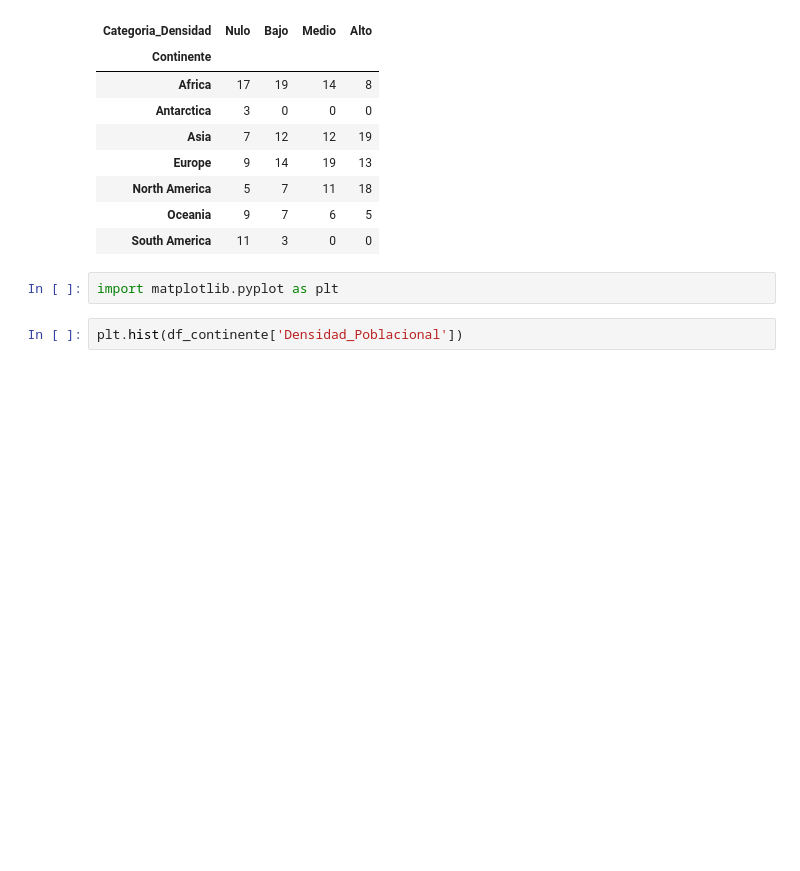
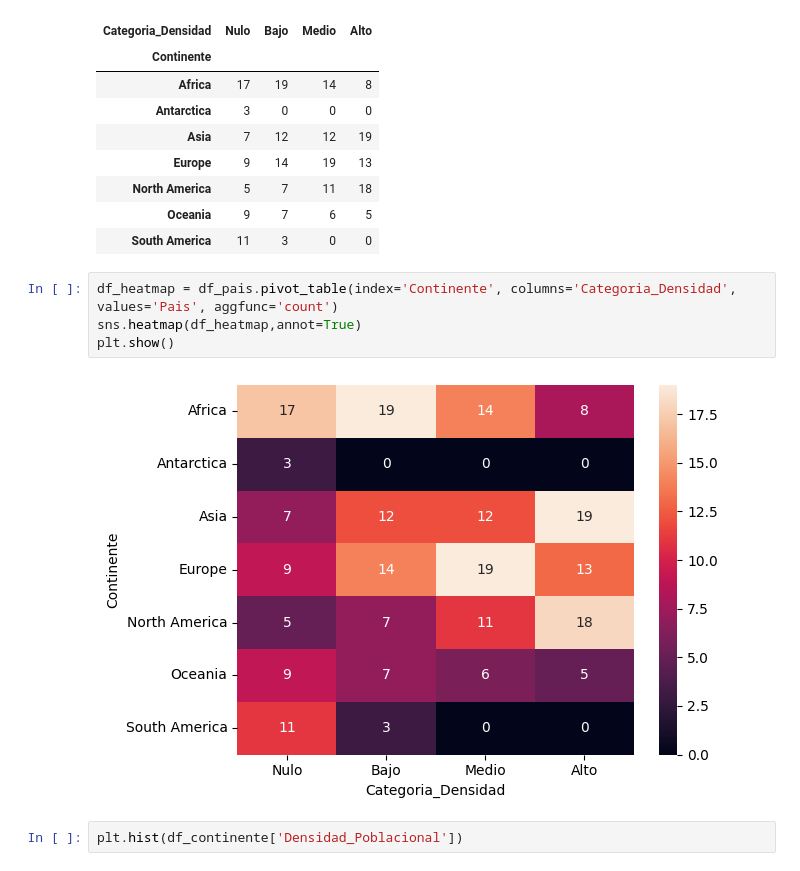
Before and after one commit to erickgnfi-dotcom/Analisis-Exploratorio-de-Datos-con-Pandas, a Jupyter notebook: ETL_restcountries_API.ipynb, the cells around one changed output. Cells and saved outputs as stored; diff of their text form; blank space fills up the shorter version.

Commit message:
Se agrega Heatmap y grafica de dispersion

```diff
--- a/ETL_restcountries_API.ipynb
+++ b/ETL_restcountries_API.ipynb
@@ -166,8 +168,12 @@ df_pais.pivot_table(index='Continente', columns='Categoria_Densidad', values='Pa
 | North America | 5 | 7 | 11 | 18 |
 | Oceania | 9 | 7 | 6 | 5 |
 | South America | 11 | 3 | 0 | 0 |
-# %%
-import matplotlib.pyplot as plt
+# %%
+df_heatmap = df_pais.pivot_table(index='Continente', columns='Categoria_Densidad', values='Pais', aggfunc='count')
+sns.heatmap(df_heatmap,annot=True)
+plt.show()
+# %% [output]
+[figure, added]
 # %%
 plt.hist(df_continente['Densidad_Poblacional'])
 # %% [output]
```
Also changed, not shown: parts of 3 cells of this notebook.
